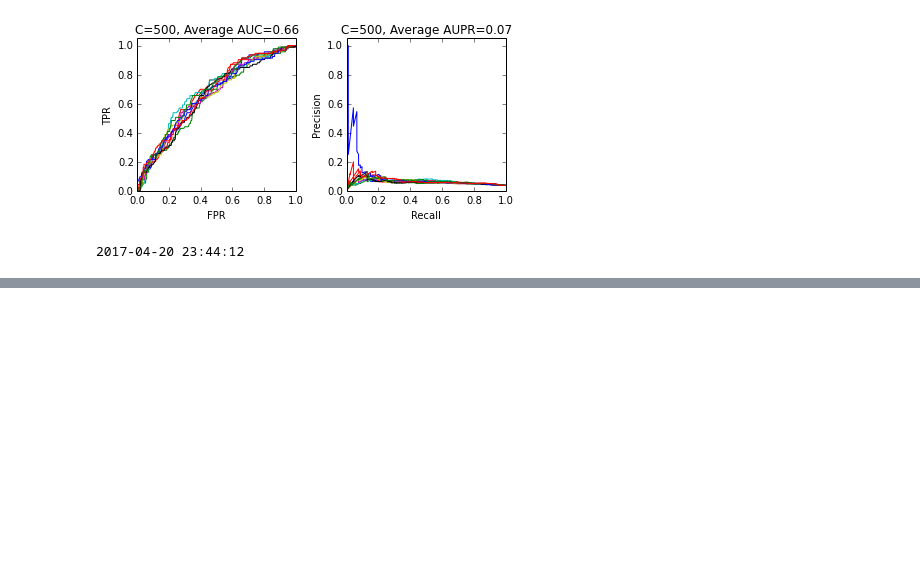
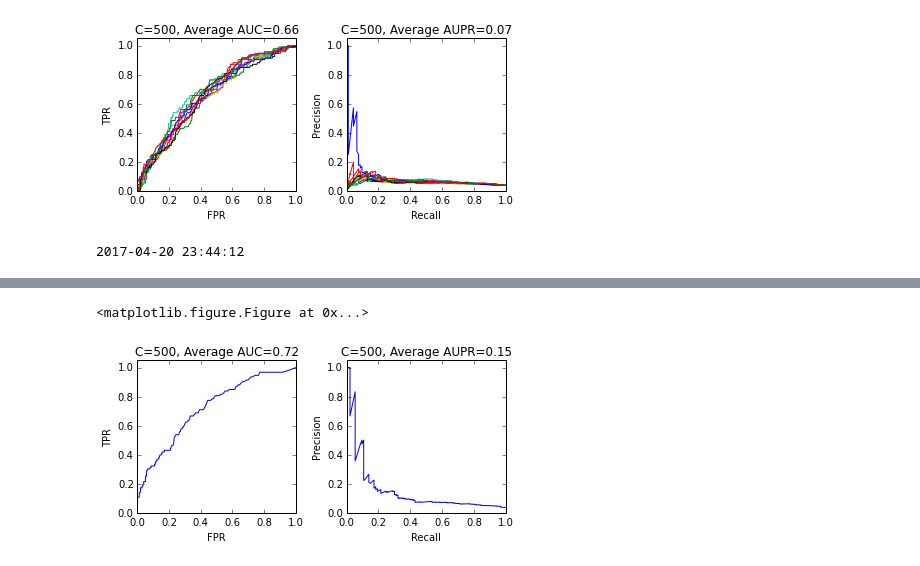
Before and after one commit to cas4070/GIST_project, a Jupyter notebook: Drug_Repositioning/8_new_training/5_Final/2_2_RF_TN_local_norm.ipynb, the cells around one changed output, grey strips where cells are left out. Drawn from its saved outputs; the diff is of its cells as text; code cells hidden in the pictures; blank space fills up the shorter version.

```diff
--- a/Drug_Repositioning/8_new_training/5_Final/2_2_RF_TN_local_norm.ipynb
+++ b/Drug_Repositioning/8_new_training/5_Final/2_2_RF_TN_local_norm.ipynb
@@ -408,0 +546,29 @@ print datetime.now().strftime('%Y-%m-%d %H:%M:%S')
+# %%
+# Random_Forest_independent_graph + 파일 입출력 + 1:1
+# PREDICT TN local norm indep , indep1 10-fold, 1:1  2017.4.19. 작성
+print datetime.now().strftime('%Y-%m-%d %H:%M:%S')
+path = '/home/share/aschoi/nas/users/asolchoi/data/Drug_Repositioning/8_new_training/5_final/'
+with open(path + "2_2_2_RF_tn_local_norm_1_15_indep.txt", 'w') as fd :
+    user_estimator = 500 # 원래는 120으로 해야하는데 밑에 500으로 잘 나온게 있어서 500으로 함
+    #근데 왜 aupr이 0.17이 안나오냐 흑흑
+
+    fd.write("<independent>\r\n")
+    folds_results, draw_results, fp_results = Random_Forest_independent_graph(x_whole_data, y_whole_data, indep_x, indep_y, user_estimator)
+    draw_plot([draw_results], folds_results, user_estimator)
+    write_output(fd, folds_results, user_estimator)
+    #--------------------------------------------------------------
+    '''fd.write("<1:1 independent>\r\n")
+    independent_count = 10
+    indep_results = dict()
+    indep_draw = list()
+    for i in range(independent_count):
+        x_resampled, y_resampled = rus.fit_sample(x_whole_data, y_whole_data)
+        folds_results2, draw_results2, indep_results2= Random_Forest_independent_graph(x_resampled, y_resampled, indep_x, indep_y, user_estimator)
+        indep_results[i] = folds_results2
+        indep_draw.append(draw_results2)
+    seperated = seperate_results(indep_results)
+    final_result = average_result(seperated)
+    draw_plot(indep_draw, final_result, user_estimator)
+    write_output(fd, final_result, user_estimator)    '''
+print datetime.now().strftime('%Y-%m-%d %H:%M:%S')
+# %% [output]
@@ -408,0 +577,2 @@ print datetime.now().strftime('%Y-%m-%d %H:%M:%S')
+<matplotlib.figure.Figure at 0x...>
+[figure, added]
```
Also changed, not shown: parts of 34 cells of this notebook.
